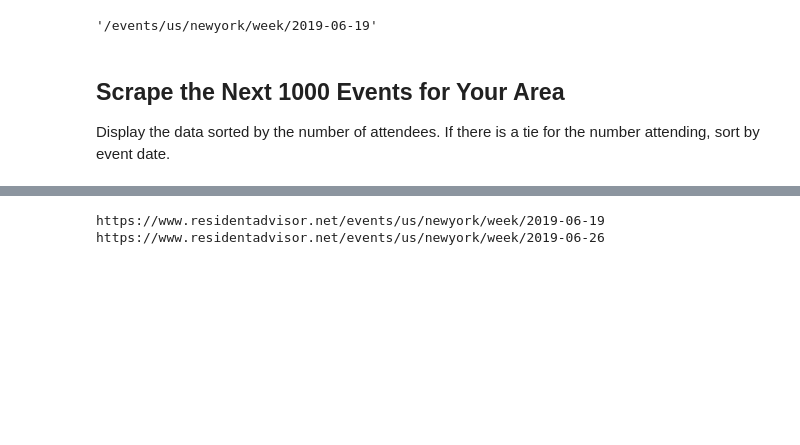
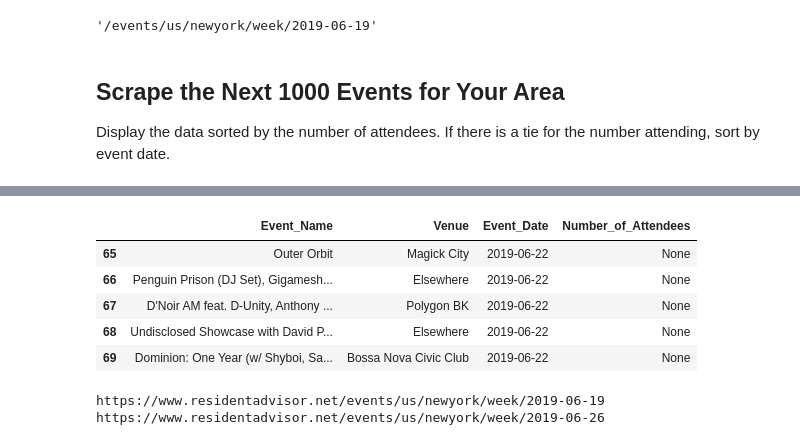
Before and after one commit to lraichik/dsc-scraping-concerts-lab-online-ds-ft-051319, a Jupyter notebook: index.ipynb, the cells around one changed output, grey strips where cells are left out. Cells and saved outputs as stored; diff of their text form; code cells hidden in the pictures; blank space fills up the shorter version.

```diff
--- a/index.ipynb
+++ b/index.ipynb
@@ -244,3 +265,12 @@ def parse_url(url, names=[], venues=[], dates=[], attending=[], url_c=[]):
+# %%
+df.tail()
+# %% [output]
+|  | Event_Name | Venue | Event_Date | Number_of_Attendees |
+| 65 | Outer Orbit | Magick City | 2019-06-22 | None |
+| 66 | Penguin Prison (DJ Set), Gigamesh... | Elsewhere | 2019-06-22 | None |
+| 67 | D'Noir AM feat. D-Unity, Anthony ... | Polygon BK | 2019-06-22 | None |
+| 68 | Undisclosed Showcase with David P... | Elsewhere | 2019-06-22 | None |
+| 69 | Dominion: One Year (w/ Shyboi, Sa... | Bossa Nova Civic Club | 2019-06-22 | None |
 # %%
 url = "https://www.residentadvisor.net/events/us/newyork"
 # %%
```
Also changed, not shown: parts of 3 cells of this notebook.
